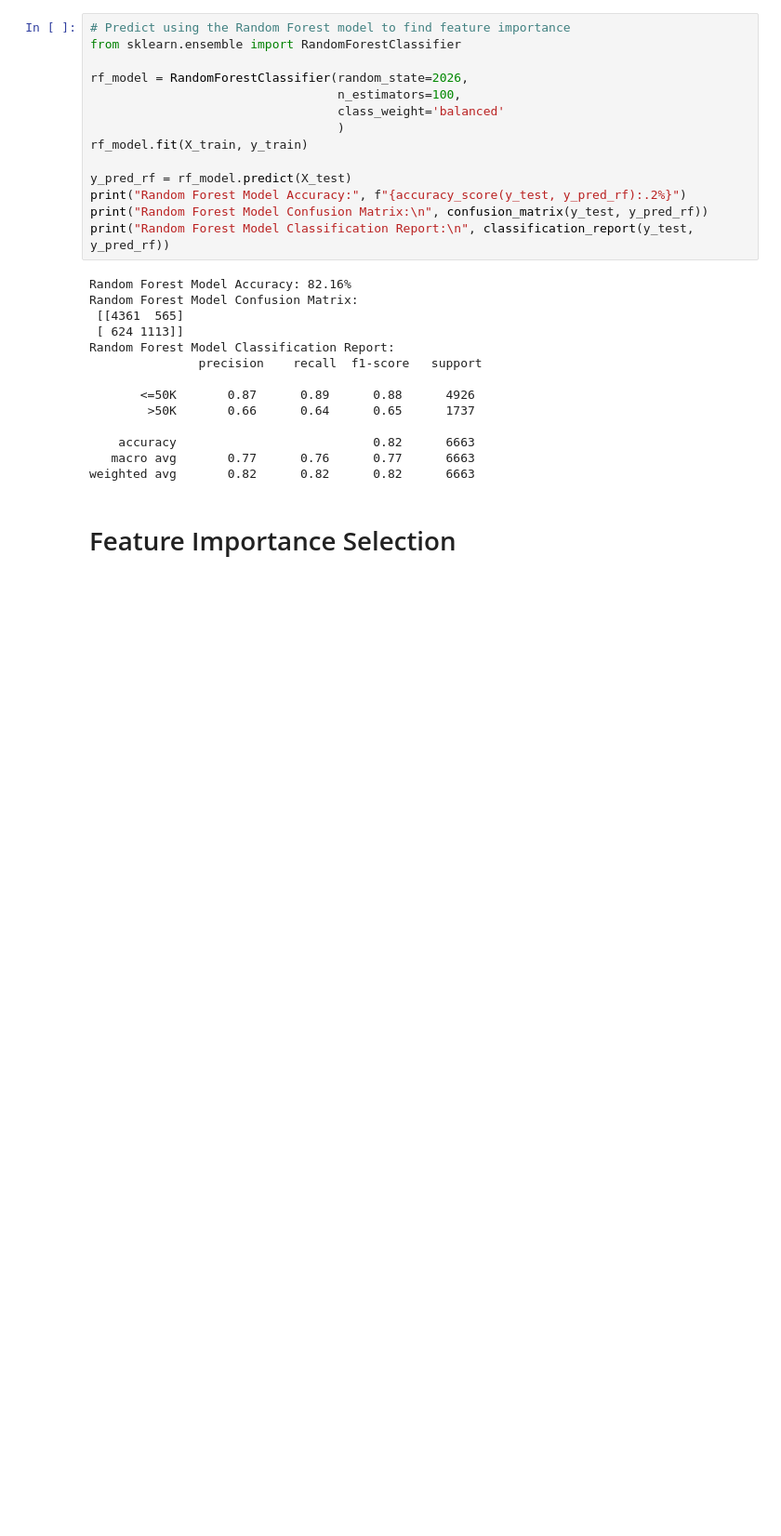
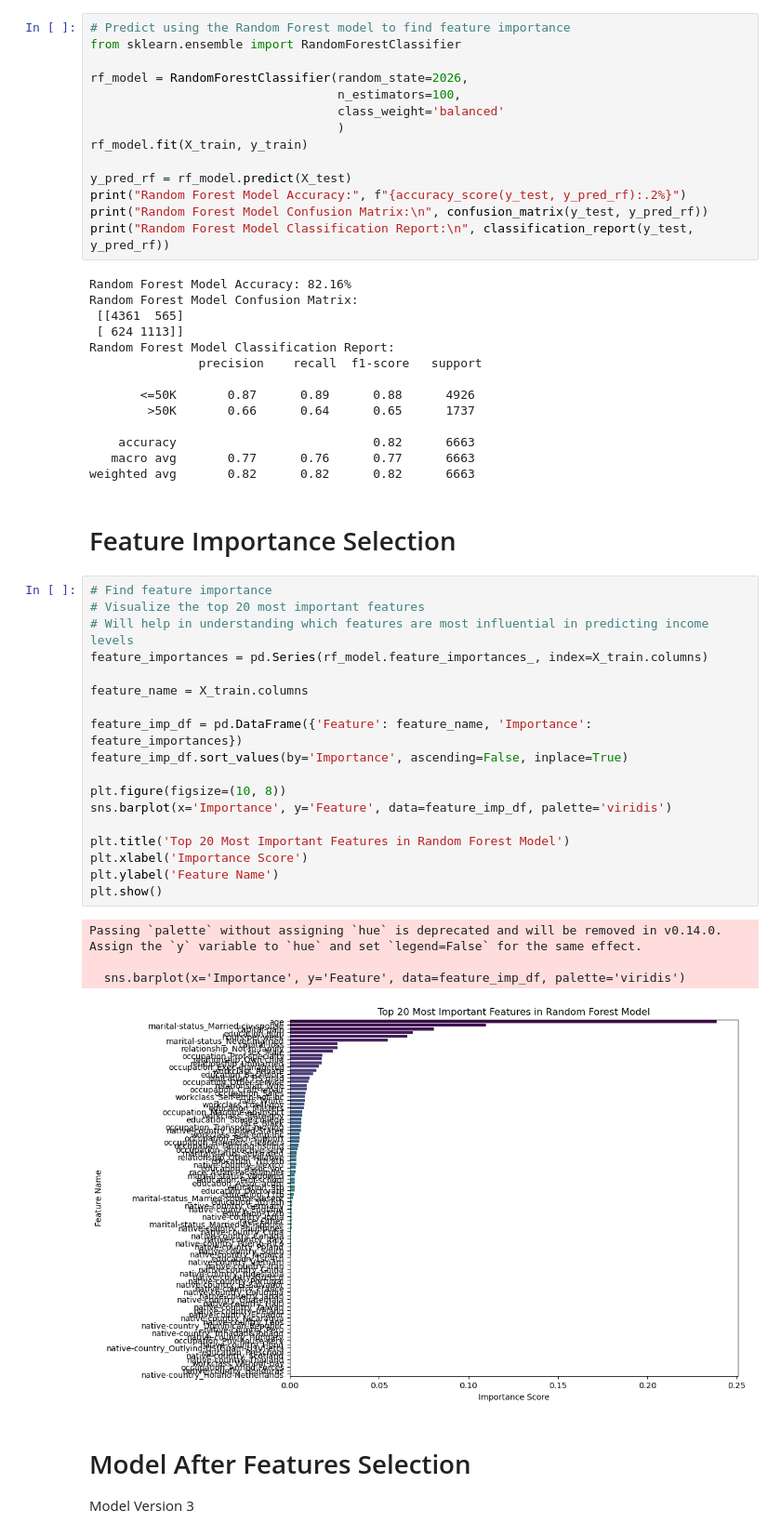
Before and after one commit to limchx/MLDP_Machine_Learning_Project, a Jupyter notebook: MLDP_Code_Submission.ipynb, the cells around one changed output. Shown at 93% size. Saved outputs shown, nothing was run; the diff lists cells and outputs as text; blank space fills up the shorter version.

Commit message:
Model Version 2 and Version 3

```diff
--- a/MLDP_Code_Submission.ipynb
+++ b/MLDP_Code_Submission.ipynb
@@ -584,3 +584,30 @@ Random Forest Model Classification Report:
 weighted avg       0.82      0.82      0.82      6663
 # %% [markdown]
 # Feature Importance Selection
+# %%
+# Find feature importance
+# Visualize the top 20 most important features
+# Will help in understanding which features are most influential in predicting income levels
+feature_importances = pd.Series(rf_model.feature_importances_, index=X_train.columns)
+
+feature_name = X_train.columns
+
+feature_imp_df = pd.DataFrame({'Feature': feature_name, 'Importance': feature_importances})
+feature_imp_df.sort_values(by='Importance', ascending=False, inplace=True)
+
+plt.figure(figsize=(10, 8))
+sns.barplot(x='Importance', y='Feature', data=feature_imp_df, palette='viridis')
+
+plt.title('Top 20 Most Important Features in Random Forest Model')
+plt.xlabel('Importance Score')
+plt.ylabel('Feature Name')
+plt.show()
+# %% [output]
+Passing `palette` without assigning `hue` is deprecated and will be removed in v0.14.0. Assign the `y` variable to `hue` and set `legend=False` for the same effect.
+
+  sns.barplot(x='Importance', y='Feature', data=feature_imp_df, palette='viridis')
+[figure, added]
+# %% [markdown]
+# Model After Features Selection
+
+Model Version 3
```
Also changed, not shown: parts of 1 cell of this notebook.
